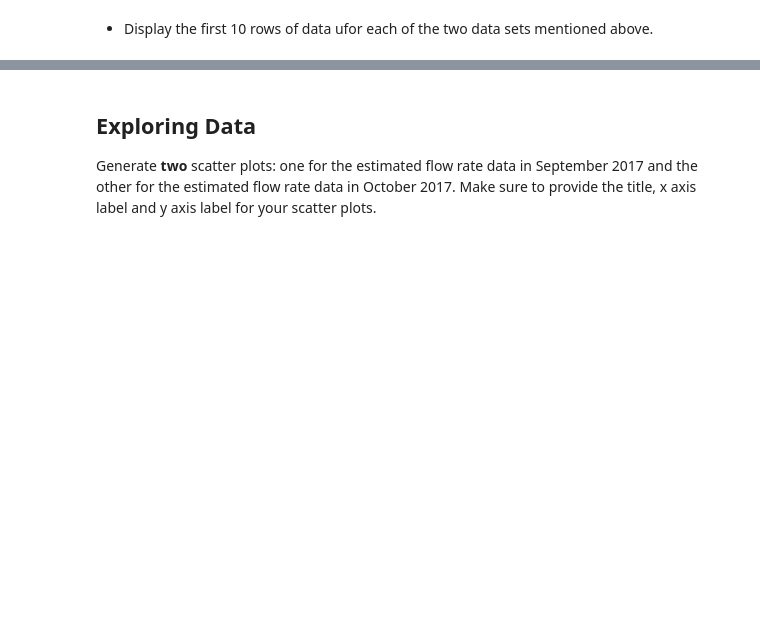
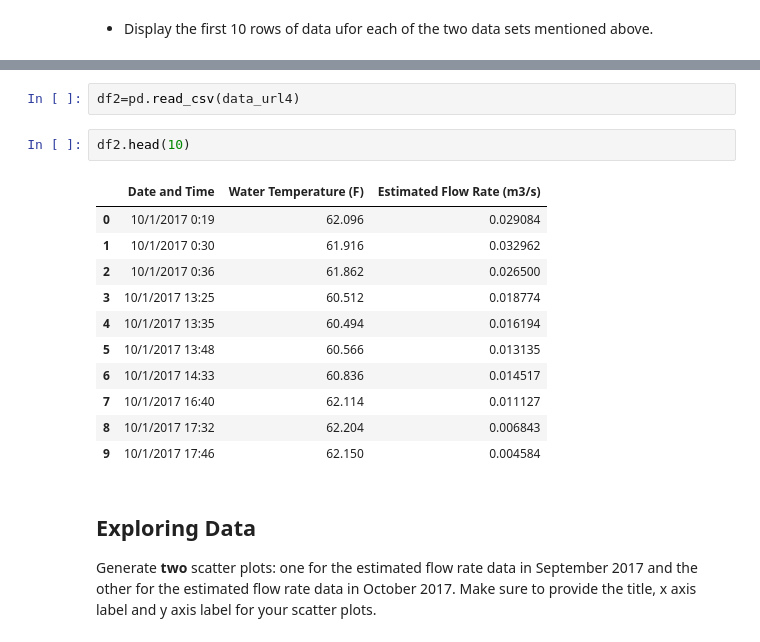
Before and after one commit to ncat-morrow/isen-project-1-scrubnuggets, a Jupyter notebook: ISEN_370_Module_2_Project.ipynb, the cells around one changed output, grey strips where cells are left out. Drawn from its saved outputs; the diff is of its cells as text; blank space fills up the shorter version.

```diff
--- a/ISEN_370_Module_2_Project.ipynb
+++ b/ISEN_370_Module_2_Project.ipynb
@@ -25,3 +46,19 @@ data_url4='https://github.com/StevenXJiang/DataScienceModule2/raw/main/LEWAS_Sto
+# %%
+df2=pd.read_csv(data_url4)
+# %%
+df2.head(10)
+# %% [output]
+|  | Date and Time | Water Temperature (F) | Estimated Flow Rate (m3/s) |
+| 0 | 10/1/2017 0:19 | 62.096 | 0.029084 |
+| 1 | 10/1/2017 0:30 | 61.916 | 0.032962 |
+| 2 | 10/1/2017 0:36 | 61.862 | 0.026500 |
+| 3 | 10/1/2017 13:25 | 60.512 | 0.018774 |
+| 4 | 10/1/2017 13:35 | 60.494 | 0.016194 |
+| 5 | 10/1/2017 13:48 | 60.566 | 0.013135 |
+| 6 | 10/1/2017 14:33 | 60.836 | 0.014517 |
+| 7 | 10/1/2017 16:40 | 62.114 | 0.011127 |
+| 8 | 10/1/2017 17:32 | 62.204 | 0.006843 |
+| 9 | 10/1/2017 17:46 | 62.150 | 0.004584 |
 # %% [markdown]
 ## Exploring Data
 Generate **two** scatter plots: one for the estimated flow rate data in September 2017 and the other for the estimated flow rate data in October 2017. Make sure to provide the title, x axis label and y axis label for your scatter plots.
```
Also changed, not shown: parts of 5 cells of this notebook.
